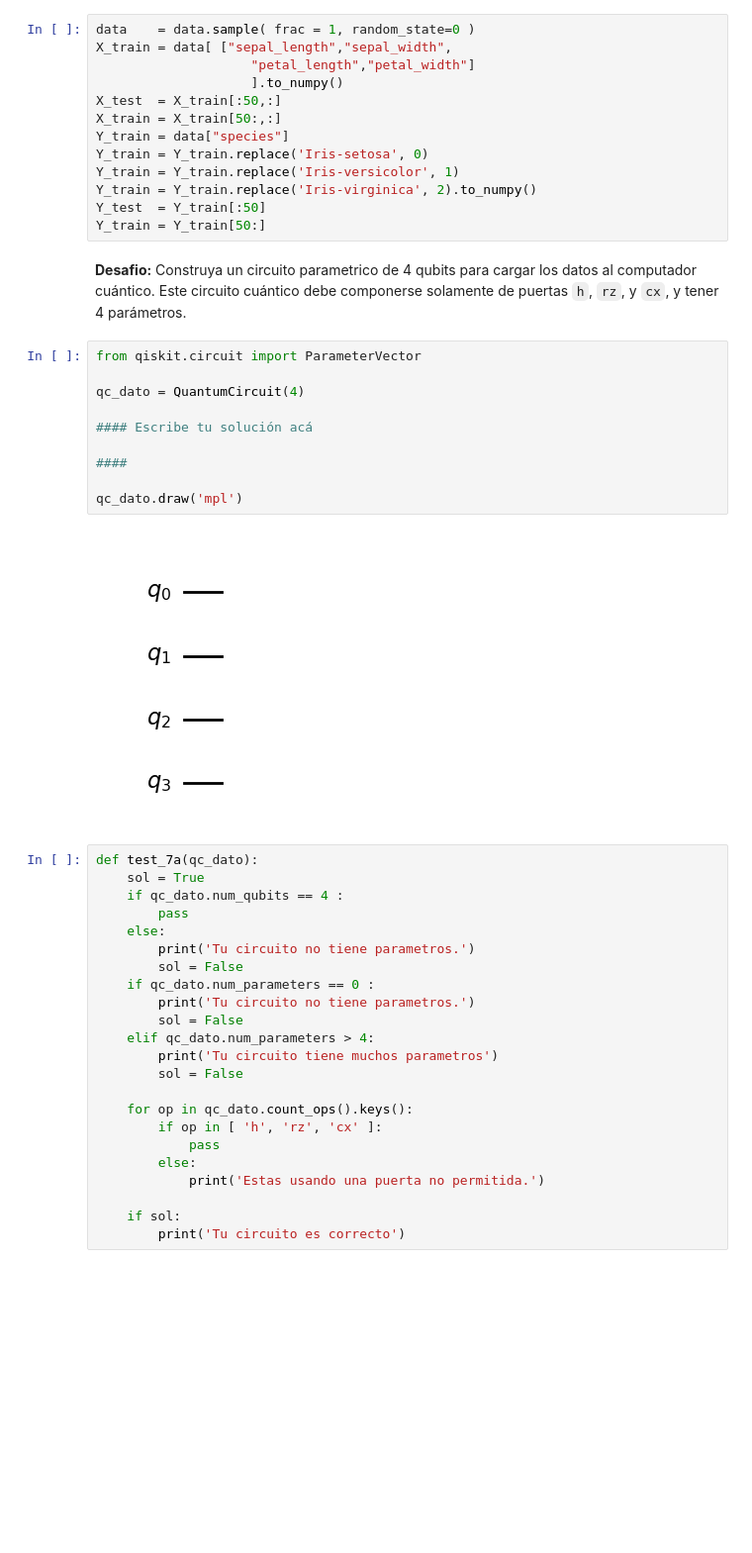
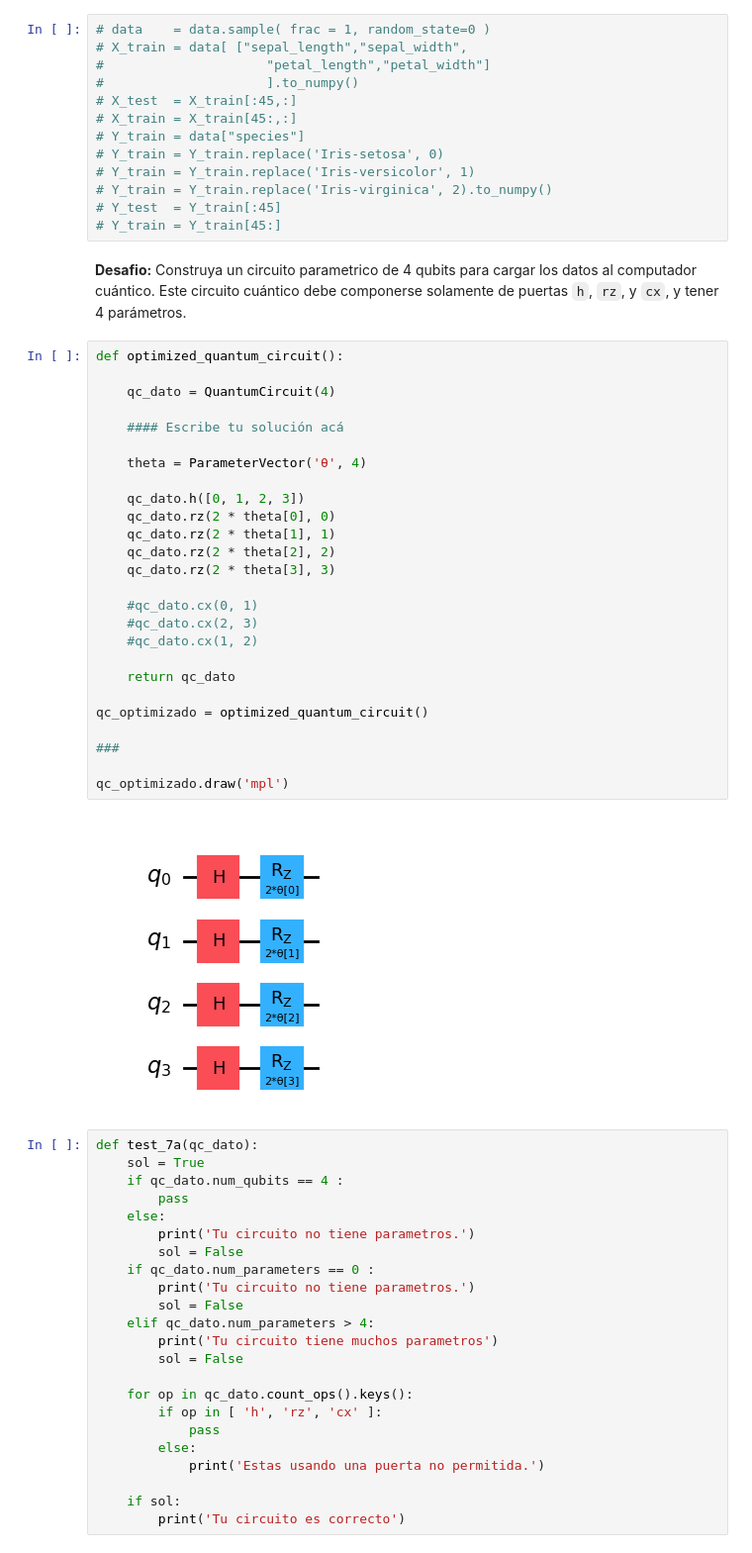
Before and after one commit to LucianoPereiraValenzuela/ECC_2025_testing, a Jupyter notebook: ECC2025/desafio_7_Clasificación_Cuántica_del_Iris_dataset.ipynb, the cells around one changed output. Shown at 99% size. Saved outputs shown, nothing was run; the diff lists cells and outputs as text; blank space fills up the shorter version.

```diff
--- a/ECC2025/desafio_7_Clasificación_Cuántica_del_Iris_dataset.ipynb
+++ b/ECC2025/desafio_7_Clasificación_Cuántica_del_Iris_dataset.ipynb
@@ -35,30 +66,46 @@ data.head(5)
 # %%
-data    = data.sample( frac = 1, random_state=0 )
-X_train = data[ ["sepal_length","sepal_width",
-                    "petal_length","petal_width"]
-                    ].to_numpy()
-X_test  = X_train[:50,:]
-X_train = X_train[50:,:]
-Y_train = data["species"]
-Y_train = Y_train.replace('Iris-setosa', 0)
-Y_train = Y_train.replace('Iris-versicolor', 1)
-Y_train = Y_train.replace('Iris-virginica', 2).to_numpy()
-Y_test  = Y_train[:50]
-Y_train = Y_train[50:]
+# data    = data.sample( frac = 1, random_state=0 )
+# X_train = data[ ["sepal_length","sepal_width",
+#                     "petal_length","petal_width"]
+#                     ].to_numpy()
+# X_test  = X_train[:45,:]
+# X_train = X_train[45:,:]
+# Y_train = data["species"]
+# Y_train = Y_train.replace('Iris-setosa', 0)
+# Y_train = Y_train.replace('Iris-versicolor', 1)
+# Y_train = Y_train.replace('Iris-virginica', 2).to_numpy()
+# Y_test  = Y_train[:45]
+# Y_train = Y_train[45:]
 # %% [markdown]
 __Desafio:__ Construya un circuito parametrico de 4 qubits para cargar los datos al computador cuántico. Este circuito cuántico debe componerse solamente de puertas ``h``, ``rz``, y ``cx``, y tener 4 parámetros.
-# %%
-from qiskit.circuit import ParameterVector
-
-qc_dato = QuantumCircuit(4)
-
-#### Escribe tu solución acá
-
-####
-
-qc_dato.draw('mpl')
-# %% [output]
-[figure, removed]
+# %%
+def optimized_quantum_circuit():
+
+    qc_dato = QuantumCircuit(4)
+
+    #### Escribe tu solución acá
+
+    theta = ParameterVector('θ', 4)
+
+    qc_dato.h([0, 1, 2, 3])
+    qc_dato.rz(2 * theta[0], 0)
+    qc_dato.rz(2 * theta[1], 1)
+    qc_dato.rz(2 * theta[2], 2)
+    qc_dato.rz(2 * theta[3], 3)
+
+    #qc_dato.cx(0, 1)
+    #qc_dato.cx(2, 3)
+    #qc_dato.cx(1, 2)
+
+    return qc_dato
+
+qc_optimizado = optimized_quantum_circuit()
+
+###
+
+qc_optimizado.draw('mpl')
+# %% [output]
+[figure, added]
 # %%
 def test_7a(qc_dato):
     sol = True
```
Also changed, not shown: parts of 15 cells of this notebook.
